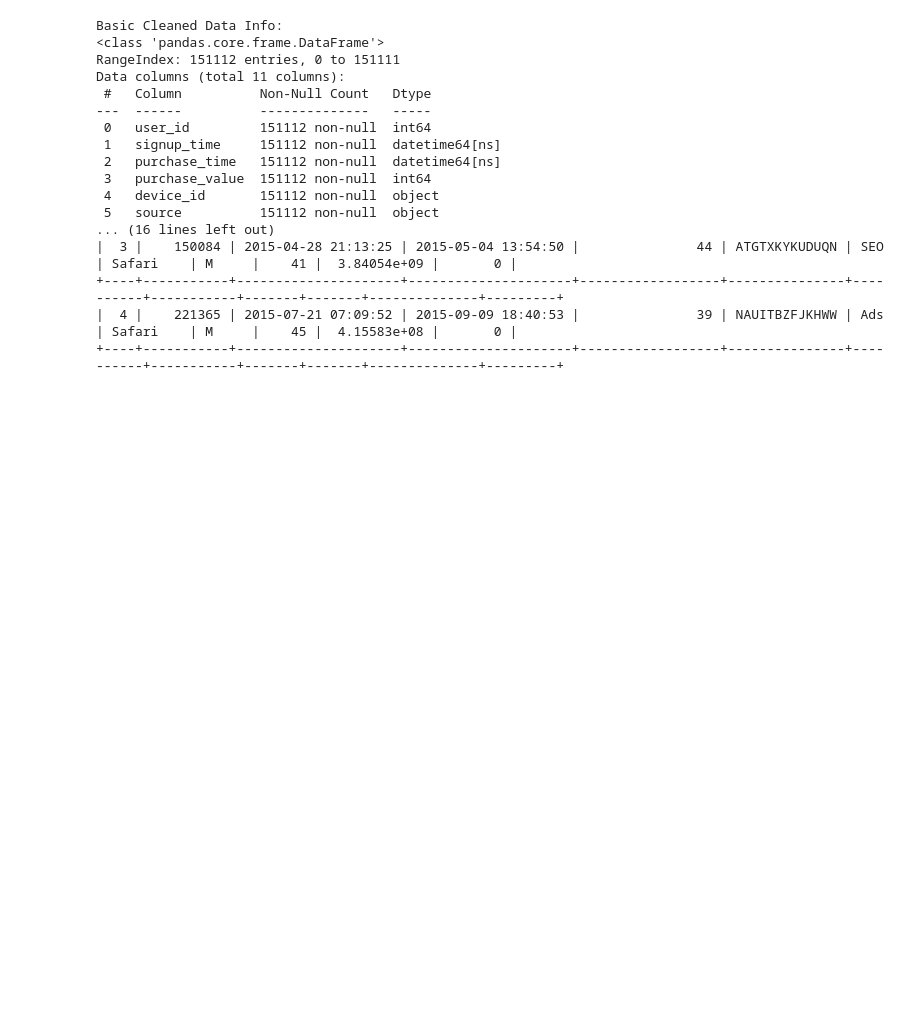
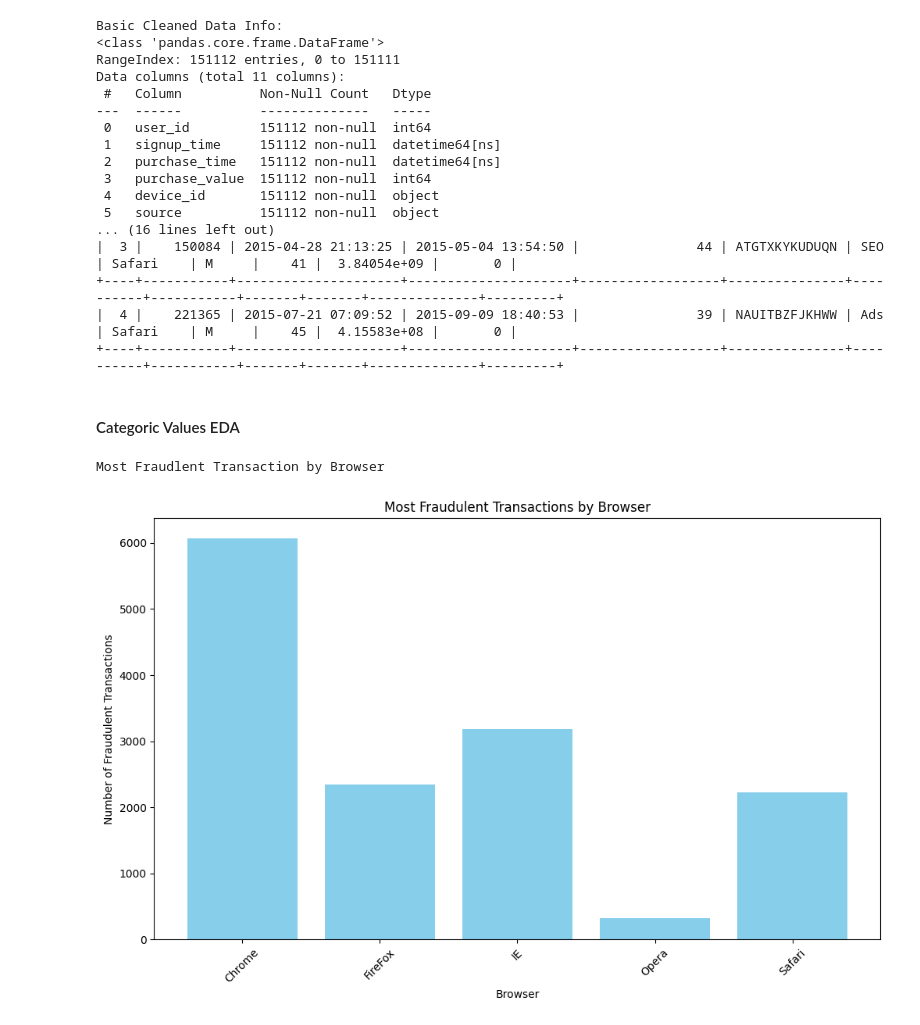
Before and after one commit to Elshaday97/fraud-detection-week-5-and-6, a Jupyter notebook: notebooks/eda-fraud-data.ipynb, the cells around one changed output. Saved outputs shown, nothing was run; the diff lists cells and outputs as text; code cells hidden in the pictures; blank space fills up the shorter version.

Commit message:
EDA of fraud data in progress

```diff
--- a/notebooks/eda-fraud-data.ipynb
+++ b/notebooks/eda-fraud-data.ipynb
@@ -102,3 +105,29 @@ Data columns (total 11 columns):
 +----+-----------+---------------------+---------------------+------------------+---------------+----------+-----------+-------+-------+--------------+---------+
 |  4 |    221365 | 2015-07-21 07:09:52 | 2015-09-09 18:40:53 |               39 | NAUITBZFJKHWW | Ads      | Safari    | M     |    45 |  4.15583e+08 |       0 |
 +----+-----------+---------------------+---------------------+------------------+---------------+----------+-----------+-------+-------+--------------+---------+
+# %% [markdown]
+#### Categoric Values EDA
+# %%
+fraud_df = clean_fraud_data[
+    clean_fraud_data[Fraud_Data_Columns.CLASS.value] == 1
+].copy()
+# %%
+print("Most Fraudlent Transaction by Browser")
+
+fraudulent_browsers = fraud_df.groupby(Fraud_Data_Columns.BROWSER.value)[
+    Fraud_Data_Columns.CLASS.value
+].sum()
+
+browsers = fraudulent_browsers.index
+fraud_counts = fraudulent_browsers.values
+
+plt.figure(figsize=(12, 7))
+plt.bar(browsers, fraud_counts, color="skyblue")
+plt.xlabel("Browser")
+plt.ylabel("Number of Fraudulent Transactions")
+plt.title("Most Fraudulent Transactions by Browser")
+plt.xticks(rotation=45)
+plt.show()
+# %% [output]
+Most Fraudlent Transaction by Browser
+[figure, added]
```
Also changed, not shown: parts of 8 cells of this notebook.
